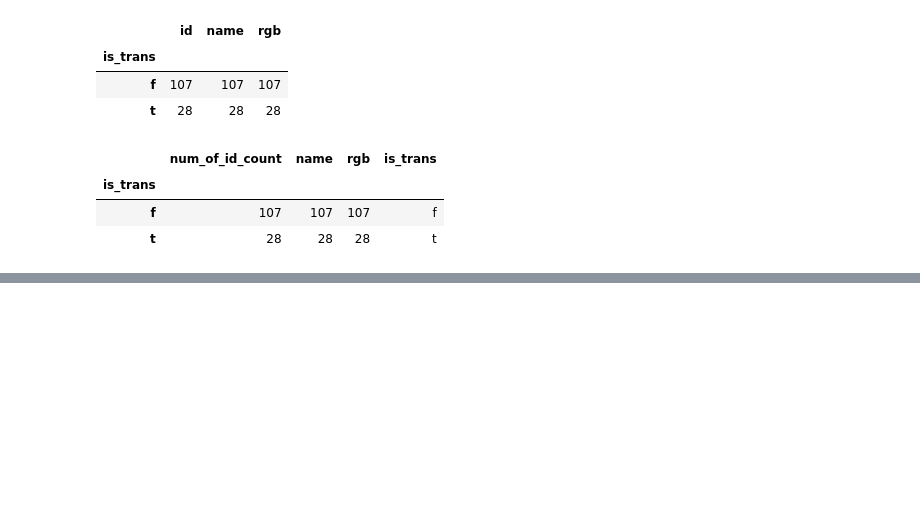
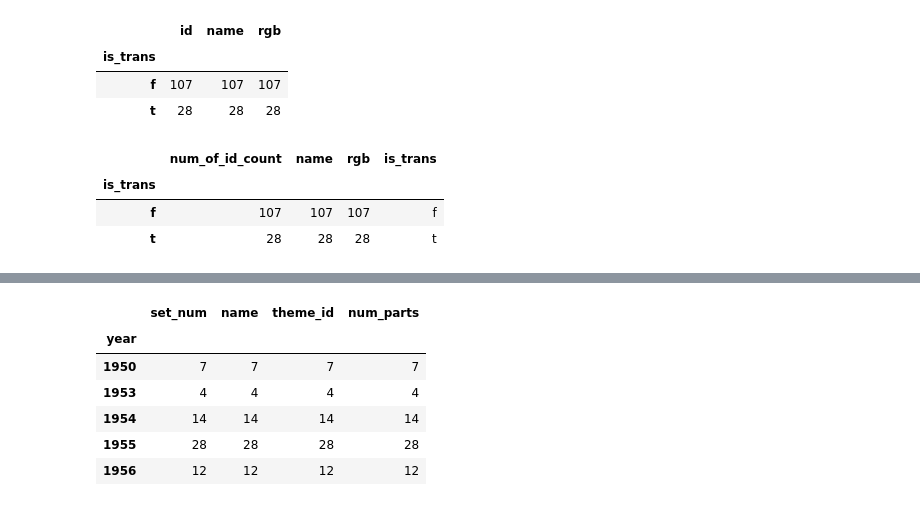
Before and after one commit to nortonlyr/Week9-ResearchProjects, a Jupyter notebook: codes/plotly_LEGO_data_vis.ipynb, the cells around one changed output, grey strips where cells are left out. Saved outputs shown, nothing was run; the diff lists cells and outputs as text; code cells hidden in the pictures; blank space fills up the shorter version.

```diff
--- a/codes/plotly_LEGO_data_vis.ipynb
+++ b/codes/plotly_LEGO_data_vis.ipynb
@@ -98,0 +124,12 @@ fig.show()
+# %%
+num_sets_per_year_df = sets_df.groupby(['year']).count()
+# %%
+num_sets_per_year_df.head()
+# %% [output]
+|  | set_num | name | theme_id | num_parts |
+| year |  |  |  |  |
+| 1950 | 7 | 7 | 7 | 7 |
+| 1953 | 4 | 4 | 4 | 4 |
+| 1954 | 14 | 14 | 14 | 14 |
+| 1955 | 28 | 28 | 28 | 28 |
+| 1956 | 12 | 12 | 12 | 12 |
```
Also changed, not shown: parts of 13 cells of this notebook.
